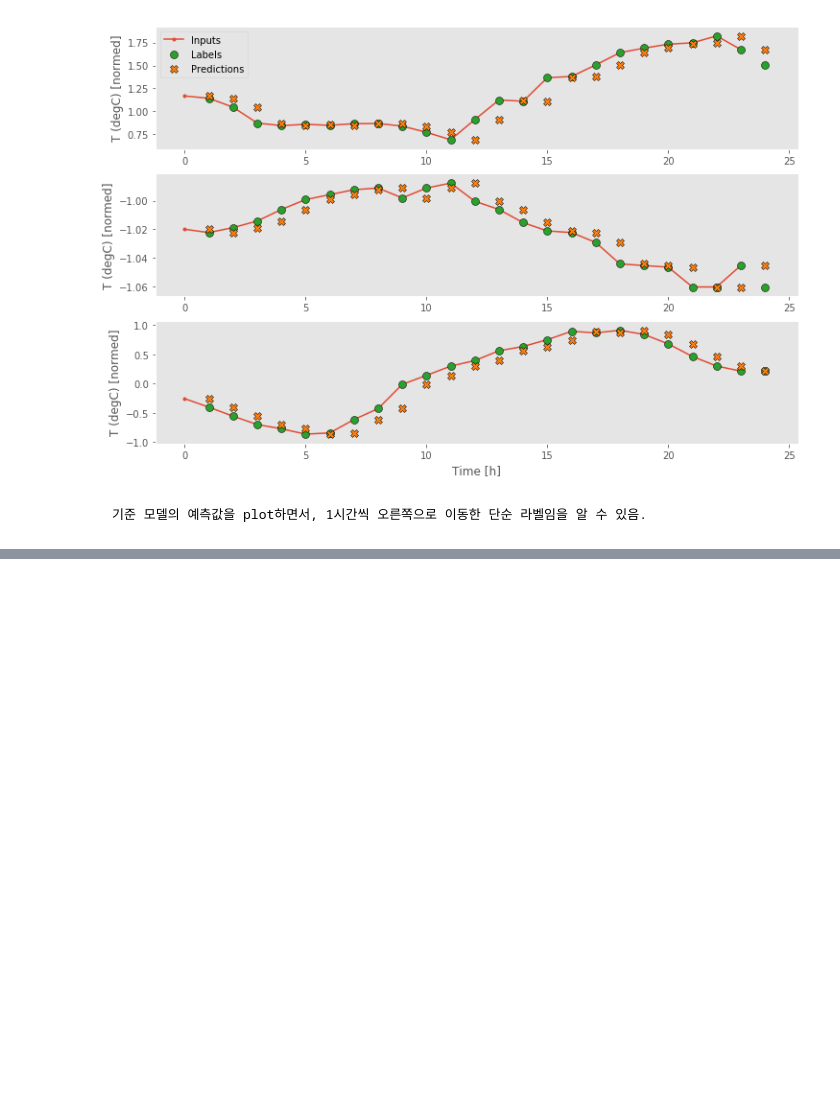
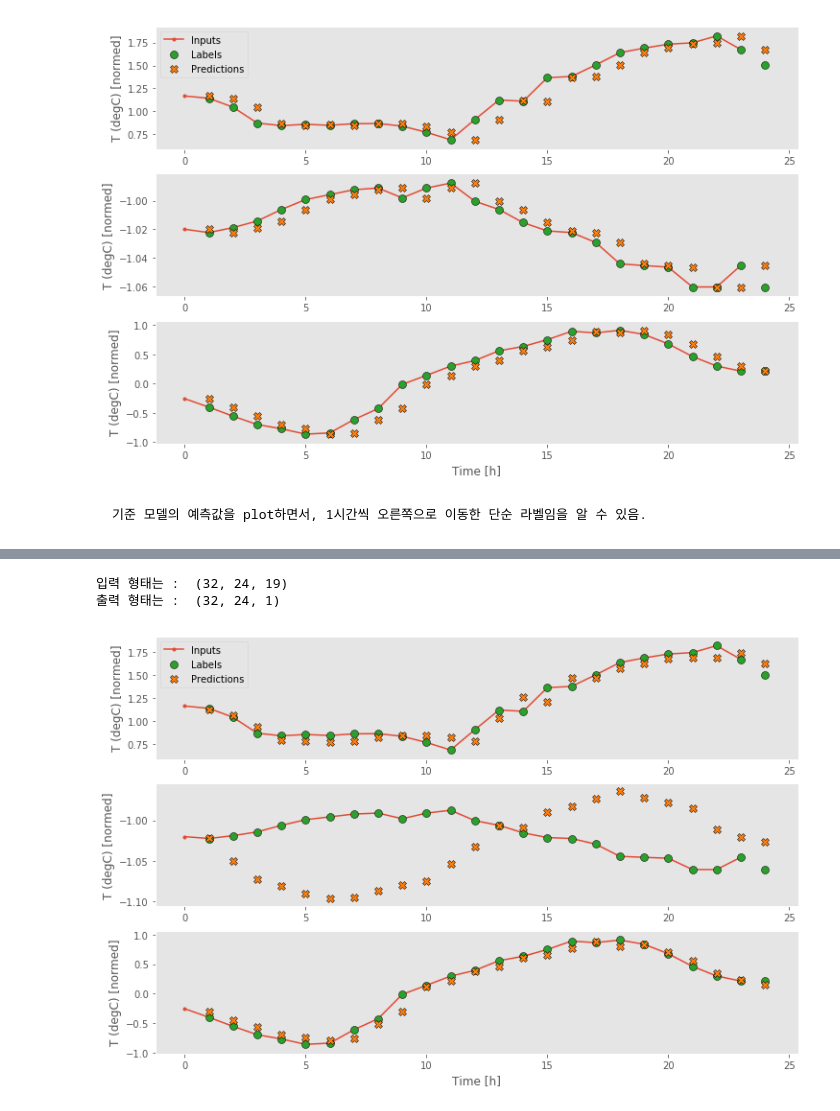
Before and after one commit to skdbsxir/DS-Studying, a Jupyter notebook: [NN Study]/003. Keras Examples - 3. Simple Time Series Prediction.ipynb, the cells around one changed output, grey strips where cells are left out. Cells and saved outputs as stored; diff of their text form; code cells hidden in the pictures; blank space fills up the shorter version.

Commit message:
Time Series 예측 예시 - linear, dense model

```diff
--- a/[NN Study]/003. Keras Examples - 3. Simple Time Series Prediction.ipynb
+++ b/[NN Study]/003. Keras Examples - 3. Simple Time Series Prediction.ipynb
@@ -702,0 +716,4 @@ wide_window.plot(baseline)
+# %%
+linear = keras.Sequential([
+    keras.layers.Dense(1) # 유닛이 단 한개.
+])
@@ -702,0 +777,10 @@ wide_window.plot(baseline)
+# %%
+print('입력 형태는 : ', wide_window.example[0].shape)
+print('출력 형태는 : ', linear(wide_window.example[0]).shape)
+# %% [output]
+입력 형태는 :  (32, 24, 19)
+출력 형태는 :  (32, 24, 1)
+# %%
+wide_window.plot(linear)
+# %% [output]
+[figure, added]
```
Also changed, not shown: parts of 18 cells of this notebook.
